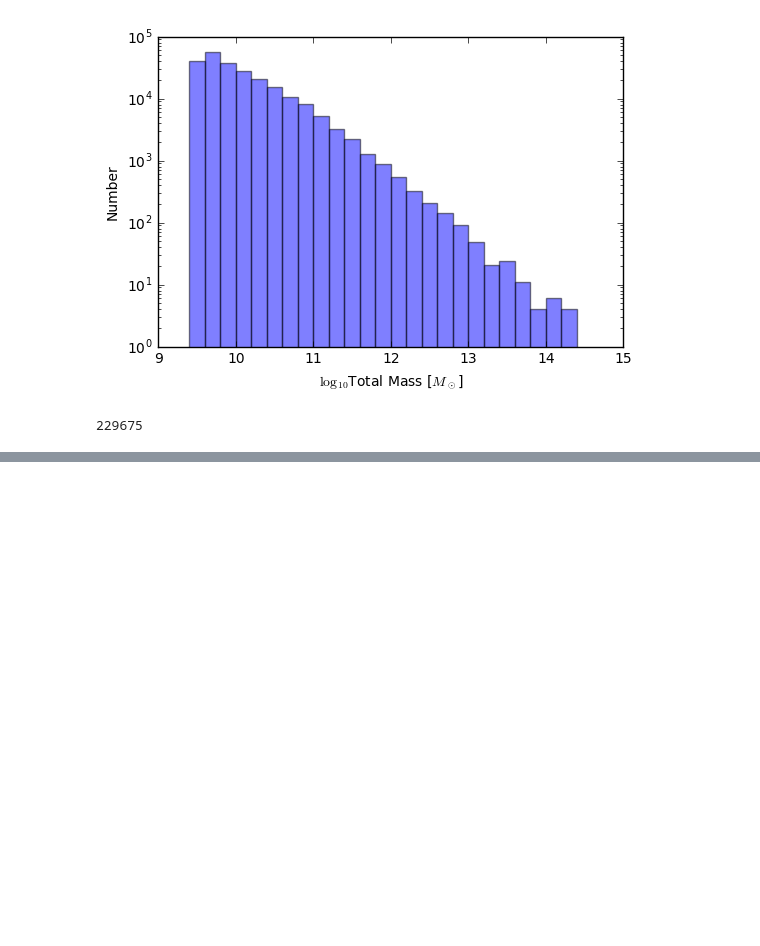
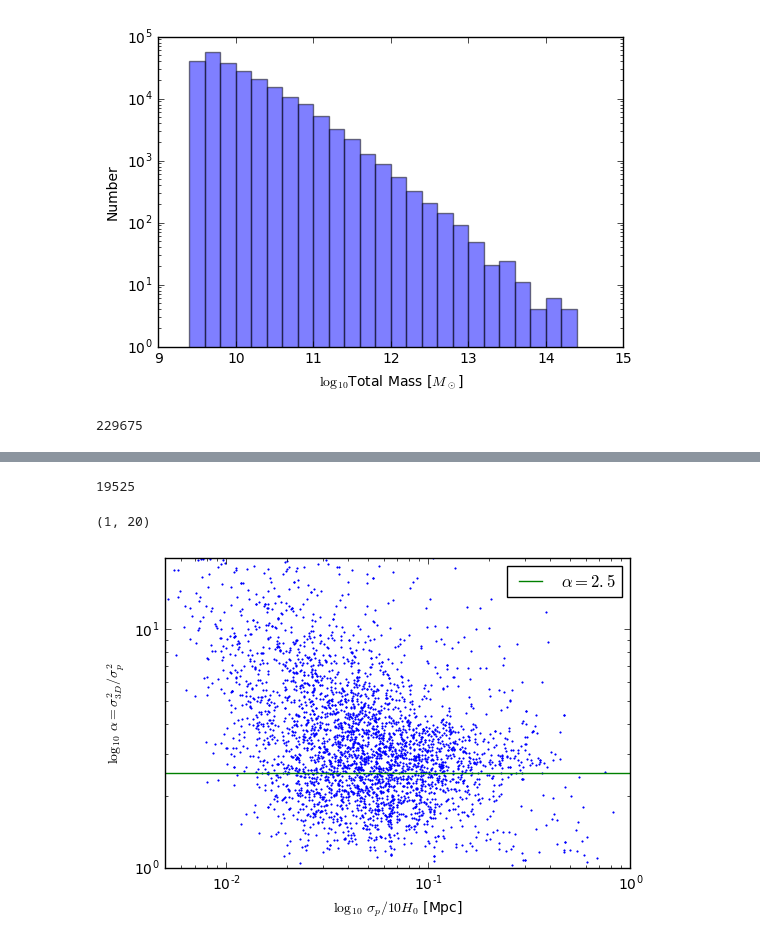
Before and after one commit to forero/IllustrisGroups, a Jupyter notebook: src/group_exploration.ipynb, the cells around one changed output, grey strips where cells are left out. Saved outputs shown, nothing was run; the diff lists cells and outputs as text; code cells hidden in the pictures; blank space fills up the shorter version.

```diff
--- a/src/group_exploration.ipynb
+++ b/src/group_exploration.ipynb
@@ -93 +119,21 @@ virial_masses, sim_masses, n_subs_in_halo = data.T
+# %%
+plt.xscale('log')
+plt.yscale('log')
+ii = sim_nsub_halo>10
+print(np.count_nonzero(~ii))
+H_0 = 70.4
+plt.plot(sim_sigma_1D[ii]/(10*H_0), sim_sigma_3D[ii]**2/sim_sigma_1D[ii]**2, '.', markersize=2)
+x = np.logspace(-3, 2, num=20)
+y = np.ones(20) * 2.5
+plt.plot(x,y, label=r'$\alpha=2.5$')
+plt.xlabel('$\log_{10}$ $\sigma_p / 10 H_0$ [Mpc]')
+plt.ylabel(r'$\log_{10}$ $\alpha = \sigma_{3D}^2/\sigma_{p}^2$')
+plt.legend()
+ax = plt.axes()
+ax.set_xlim([5E-3, 1])
+ax.set_ylim([1, 20])
+# %% [output]
+19525
+(1, 20)
+[figure, added]
 # %%
```
Also changed, not shown: parts of 8 cells of this notebook.
